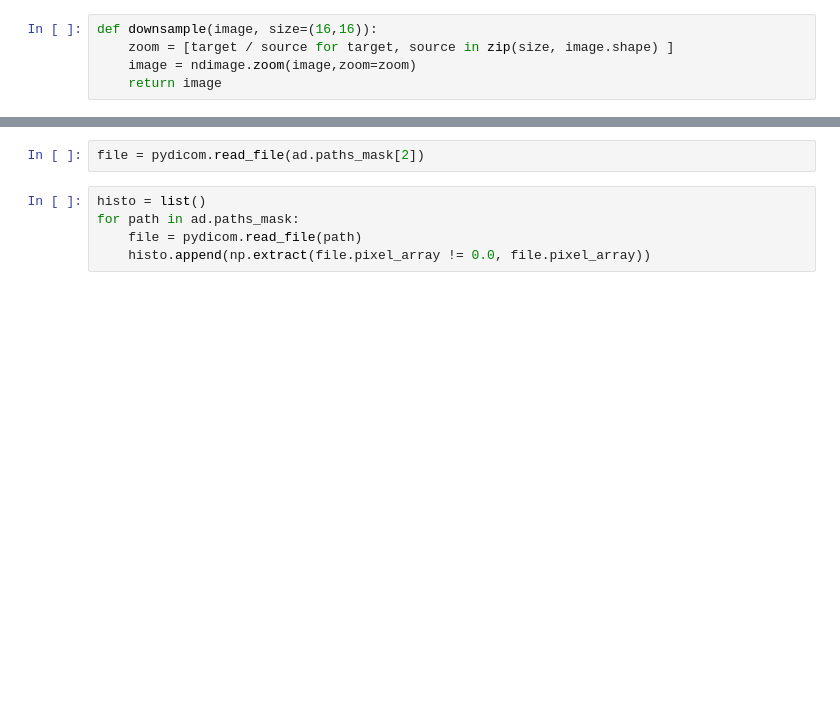
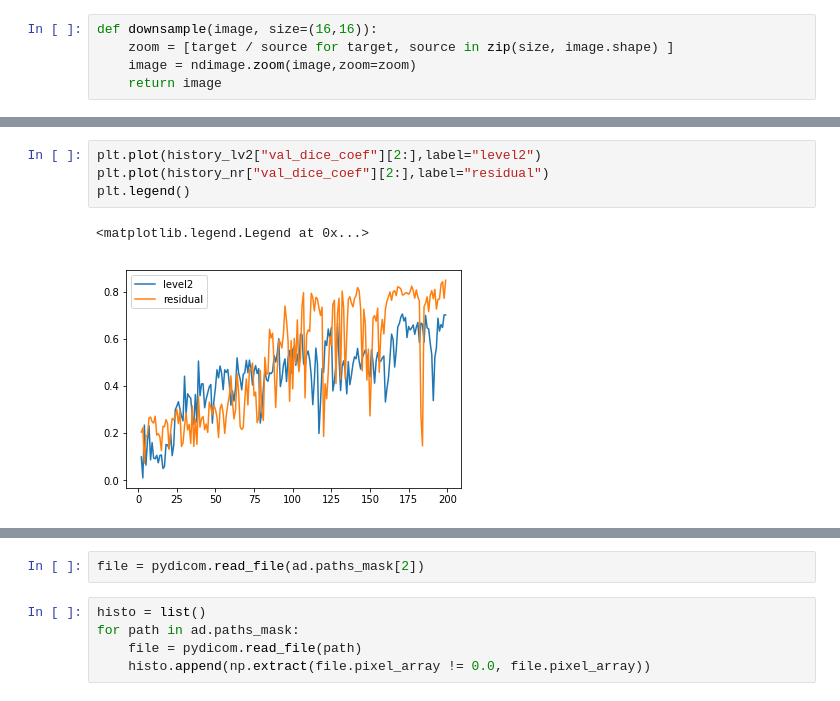
Before and after one commit to DalasNoin/aneurysm-segment, a Jupyter notebook: data-experiments.ipynb, the cells around one changed output, grey strips where cells are left out. Drawn from its saved outputs; the diff is of its cells as text; blank space fills up the shorter version.

```diff
--- a/data-experiments.ipynb
+++ b/data-experiments.ipynb
@@ -48,0 +52,7 @@ plt.hist(np.extract(dist != 0, dist))
+# %%
+plt.plot(history_lv2["val_dice_coef"][2:],label="level2")
+plt.plot(history_nr["val_dice_coef"][2:],label="residual")
+plt.legend()
+# %% [output]
+<matplotlib.legend.Legend at 0x...>
+[figure, added]
```
Also changed, not shown: parts of 21 cells of this notebook, 6 other files.
